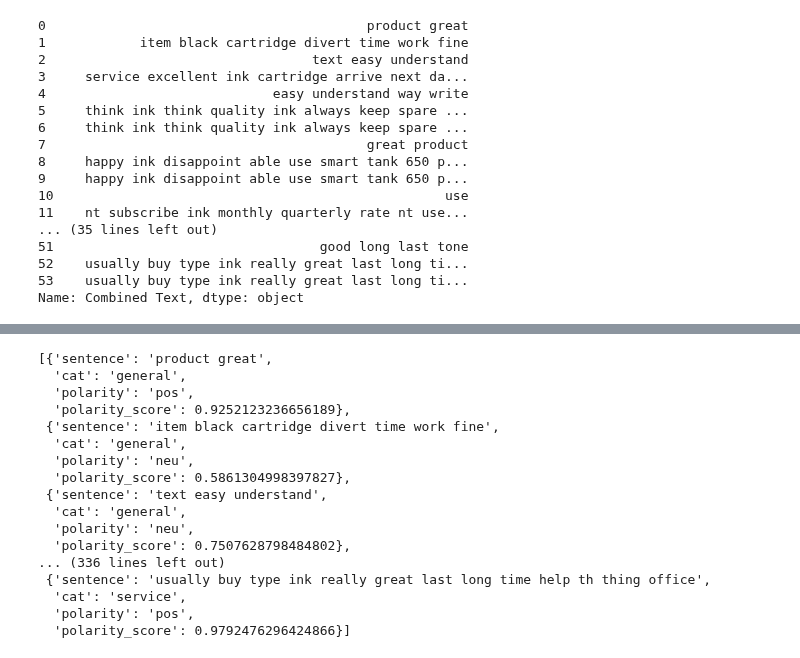
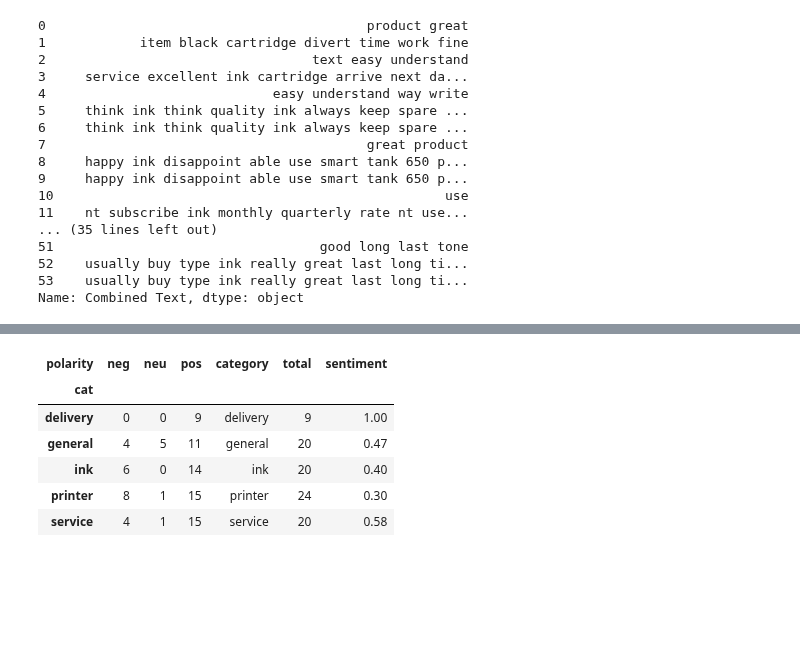
Before and after one commit to wd686/InkSightAnalyzer, a Jupyter notebook: EDA ABSA ZeroShot 3_3 [roy].ipynb, the cells around one changed output, grey strips where cells are left out. Drawn from its saved outputs; the diff is of its cells as text; code cells hidden in the pictures; blank space fills up the shorter version.

```diff
--- a/EDA [roy].ipynb
+++ b/EDA ABSA ZeroShot 3_3 [roy].ipynb
@@ -241,20 +249,20 @@ Processed 50 sentences.
-# %%
-results
-# %% [output]
-[{'sentence': 'product great',
-  'cat': 'general',
-  'polarity': 'pos',
-  'polarity_score': 0.9252123236656189},
- {'sentence': 'item black cartridge divert time work fine',
-  'cat': 'general',
-  'polarity': 'neu',
-  'polarity_score': 0.5861304998397827},
- {'sentence': 'text easy understand',
-  'cat': 'general',
-  'polarity': 'neu',
-  'polarity_score': 0.7507628798484802},
-... (336 lines left out)
- {'sentence': 'usually buy type ink really great last long time help th thing office',
-  'cat': 'service',
-  'polarity': 'pos',
-  'polarity_score': 0.9792476296424866}]
+# %%
+df_results = pd.DataFrame(results)
+summary = pd.crosstab(df_results['cat'], df_results['polarity'])
+
+df_summary = pd.DataFrame(summary)
+df_summary["category"] = df_summary.index
+df_summary["total"] = df_summary["pos"]+df_summary["neg"]+df_summary["neu"]
+# represent overall sentiment for the categary based on num of pos/neg
+df_summary["sentiment"] = np.round((df_summary["pos"]-df_summary["neg"])/(df_summary["neg"]+df_summary["pos"]),2)
+
+df_results
+df_summary
+# %% [output]
+| polarity | neg | neu | pos | category | total | sentiment |
+| cat |  |  |  |  |  |  |
+| delivery | 0 | 0 | 9 | delivery | 9 | 1.00 |
+| general | 4 | 5 | 11 | general | 20 | 0.47 |
+| ink | 6 | 0 | 14 | ink | 20 | 0.40 |
+| printer | 8 | 1 | 15 | printer | 24 | 0.30 |
+| service | 4 | 1 | 15 | service | 20 | 0.58 |
```
Also changed, not shown: parts of 6 cells of this notebook, 1 other file.
